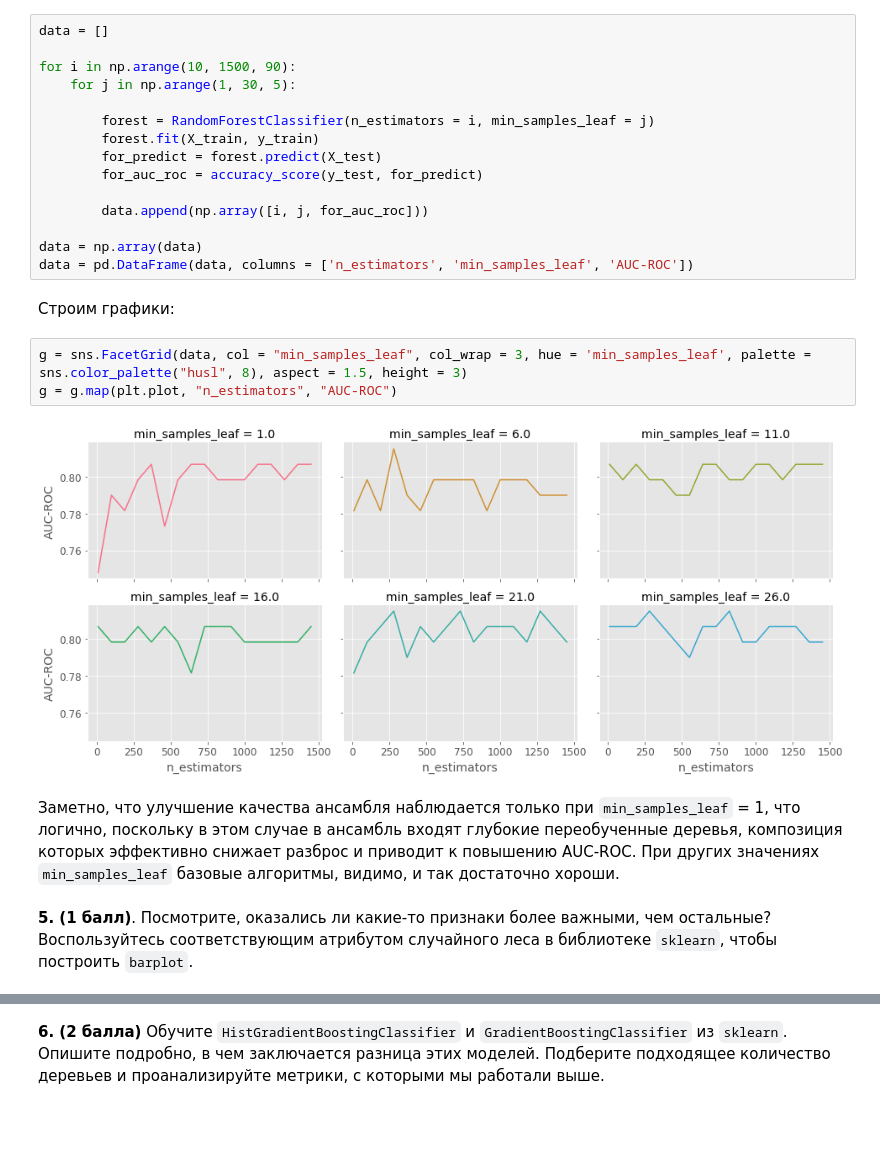
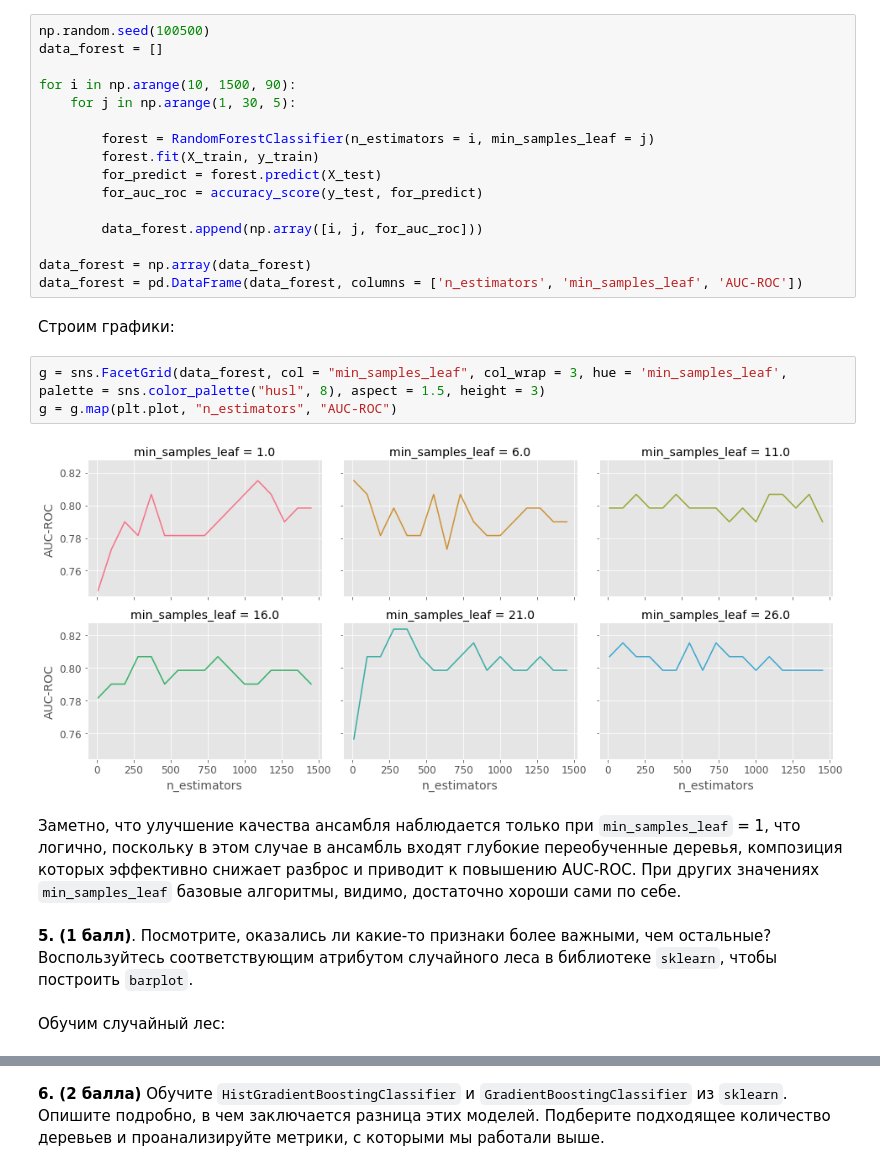
Before and after one commit to MaslikovEgor/hse-minor, a Jupyter notebook: 2nd semester/HW-4/HW-4.ipynb, the cells around one changed output, grey strips where cells are left out. Saved outputs shown, nothing was run; the diff lists cells and outputs as text; blank space fills up the shorter version.

```diff
--- a/2nd semester/HW-4/HW-4.ipynb
+++ b/2nd semester/HW-4/HW-4.ipynb
@@ -456,7 +458,8 @@ plt.show()
 # %% [markdown]
 Для удобства создадим датасет со значениями AUC-ROC при различных `n_estimators` (от 10 до 1500 с шагом 90) и `min_samples_leaf` (от 1 до 30 с шагом 5).
 # %%
-data = []
+np.random.seed(100500)
+data_forest = []
 
 for i in np.arange(10, 1500, 90):
     for j in np.arange(1, 30, 5):
@@ -466,18 +469,20 @@ for i in np.arange(10, 1500, 90):
         for_predict = forest.predict(X_test)
         for_auc_roc = accuracy_score(y_test, for_predict)
 
-        data.append(np.array([i, j, for_auc_roc]))
+        data_forest.append(np.array([i, j, for_auc_roc]))
 
-data = np.array(data)
-data = pd.DataFrame(data, columns = ['n_estimators', 'min_samples_leaf', 'AUC-ROC'])
+data_forest = np.array(data_forest)
+data_forest = pd.DataFrame(data_forest, columns = ['n_estimators', 'min_samples_leaf', 'AUC-ROC'])
 # %% [markdown]
 Строим графики:
 # %%
-g = sns.FacetGrid(data, col = "min_samples_leaf", col_wrap = 3, hue = 'min_samples_leaf', palette = sns.color_palette("husl", 8), aspect = 1.5, height = 3)
+g = sns.FacetGrid(data_forest, col = "min_samples_leaf", col_wrap = 3, hue = 'min_samples_leaf', palette = sns.color_palette("husl", 8), aspect = 1.5, height = 3)
 g = g.map(plt.plot, "n_estimators", "AUC-ROC")
 # %% [output]
-[figure, old version]
+[figure, new version]
 # %% [markdown]
-Заметно, что улучшение качества ансамбля наблюдается только при `min_samples_leaf` = 1, что логично, поскольку в этом случае в ансамбль входят глубокие переобученные деревья, композиция которых эффективно снижает разброс и приводит к повышению AUC-ROC. При других значениях `min_samples_leaf` базовые алгоритмы, видимо, и так достаточно хороши.
+Заметно, что улучшение качества ансамбля наблюдается только при `min_samples_leaf` = 1, что логично, поскольку в этом случае в ансамбль входят глубокие переобученные деревья, композиция которых эффективно снижает разброс и приводит к повышению AUC-ROC. При других значениях `min_samples_leaf` базовые алгоритмы, видимо, достаточно хороши сами по себе.
 # %% [markdown]
 **5. (1 балл)**. Посмотрите, оказались ли какие-то признаки более важными, чем остальные? Воспользуйтесь соответствующим атрибутом случайного леса в библиотеке `sklearn`, чтобы построить `barplot`.
+# %% [markdown]
+Обучим случайный лес:
```
Also changed, not shown: parts of 31 cells of this notebook.
